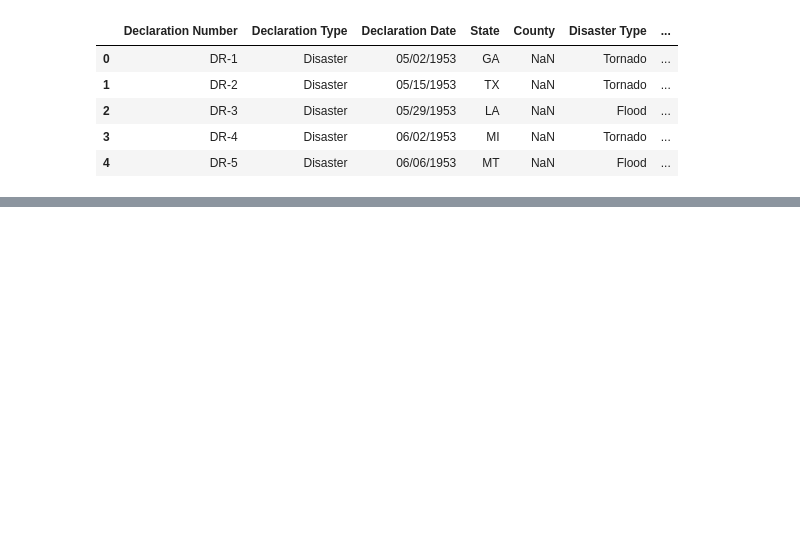
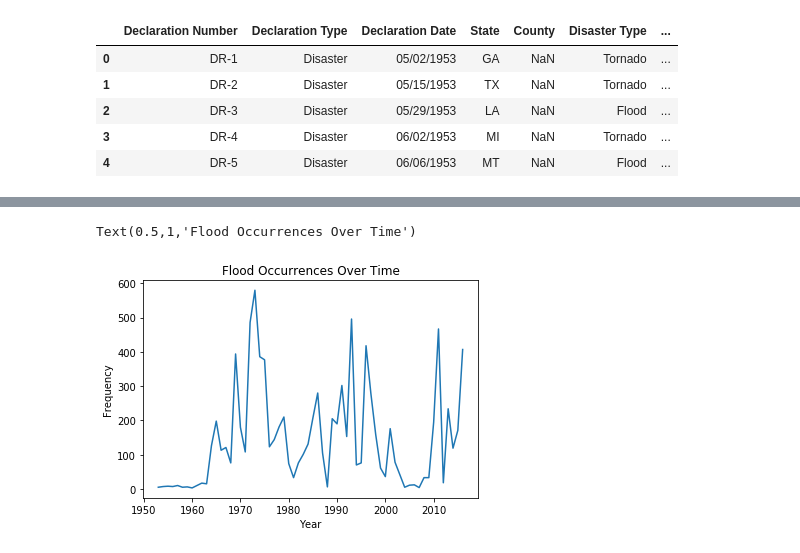
Before and after one commit to karahahn/Springboard_Capstone1, a Jupyter notebook: Exploring the Data.ipynb, the cells around one changed output, grey strips where cells are left out. Cells and saved outputs as stored; diff of their text form; code cells hidden in the pictures; blank space fills up the shorter version.

```diff
--- a/Exploring the Data.ipynb
+++ b/Exploring the Data.ipynb
@@ -95,0 +161,11 @@ fed_df.head()
+# %%
+# Flood Data
+flood1 = pd.to_datetime(flood['Declaration Date']).dt.year.value_counts().sort_index()
+# plot of storm occurences
+plt.plot(flood1)
+plt.xlabel('Year')
+plt.ylabel('Frequency')
+plt.title('Flood Occurrences Over Time')
+# %% [output]
+Text(0.5,1,'Flood Occurrences Over Time')
+[figure, added]
```
Also changed, not shown: parts of 27 cells of this notebook.
